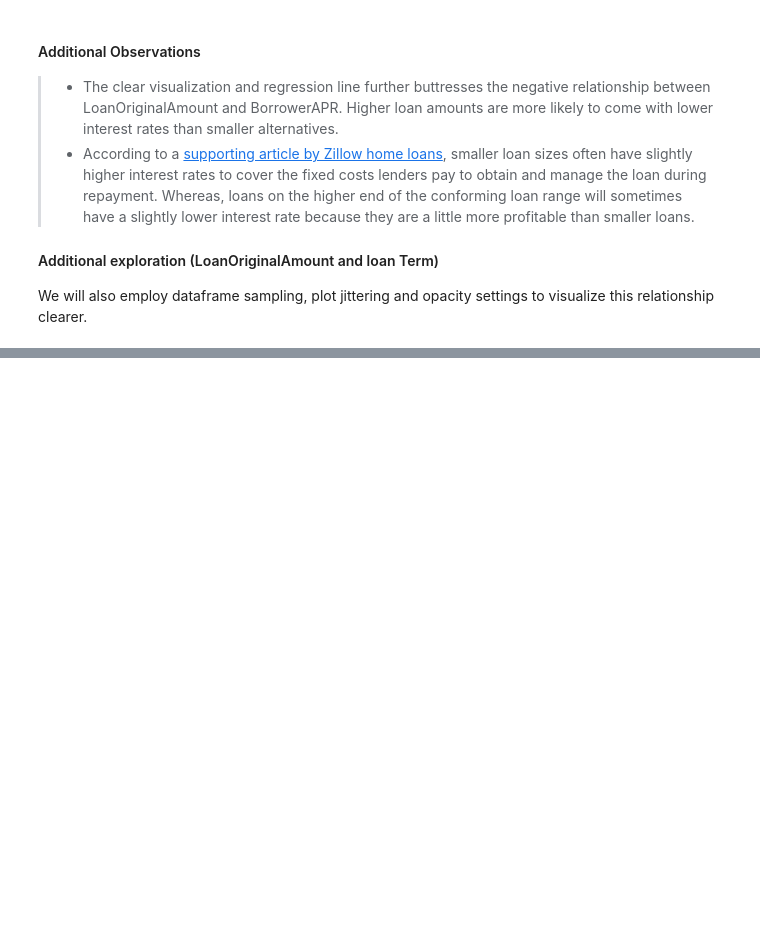
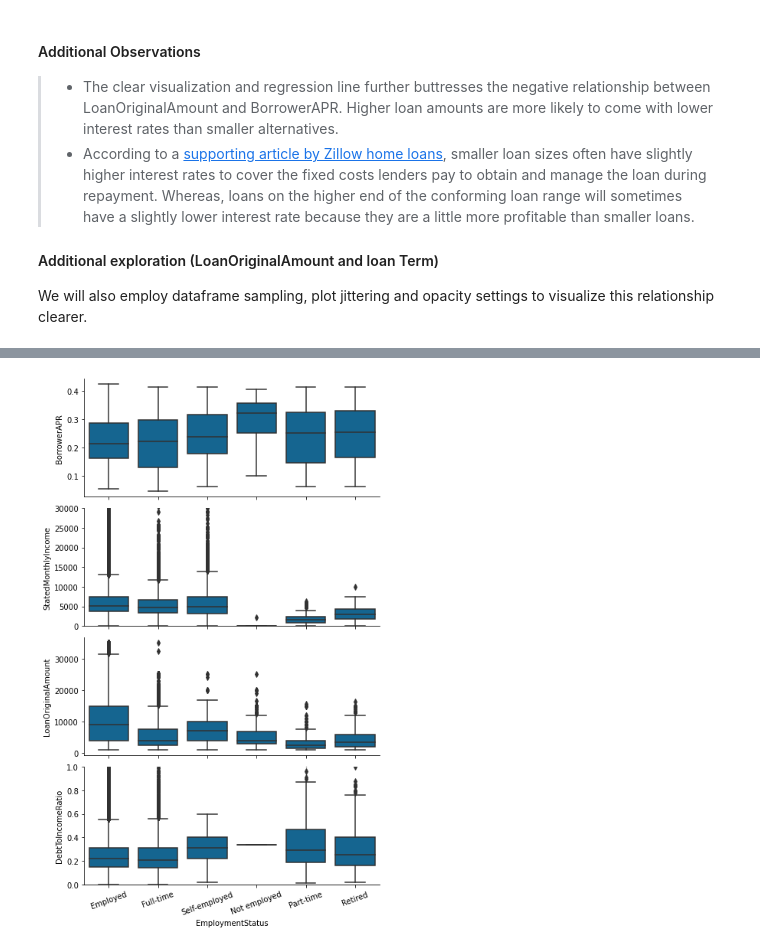
Before and after one commit to Lippins/Prosper-Loan-Data, a Jupyter notebook: exploration.ipynb, the cells around one changed output, grey strips where cells are left out. Drawn from its saved outputs; the diff is of its cells as text; code cells hidden in the pictures; blank space fills up the shorter version.

```diff
--- a/exploration.ipynb
+++ b/exploration.ipynb
@@ -658,0 +696,14 @@ sns.regplot(data=loan_df.sample(2000, random_state=1), x='Term', y='LoanOriginal
+# %%
+# Filter out entries where employment status is 'other'
+employment_filter = loan_df.query('EmploymentStatus != "Other"')
+
+fig = sns.PairGrid(data=employment_filter, y_vars=y_cols, x_vars='EmploymentStatus', aspect=2.5)
+fig.map(sns.boxplot, color=sns.color_palette()[0])
+
+# Limit the y axis of StatedMonthlyIncome to 0 - 30000
+fig.axes[1][0].set_ylim(0, 30000)
+# Limit the y axis of DebtToIncome ratio to 0 - 1
+fig.axes[3][0].set_ylim(0, 1)
+plt.xticks(rotation=20);
+# %% [output]
+[figure, added]
```
Also changed, not shown: parts of 16 cells of this notebook.
